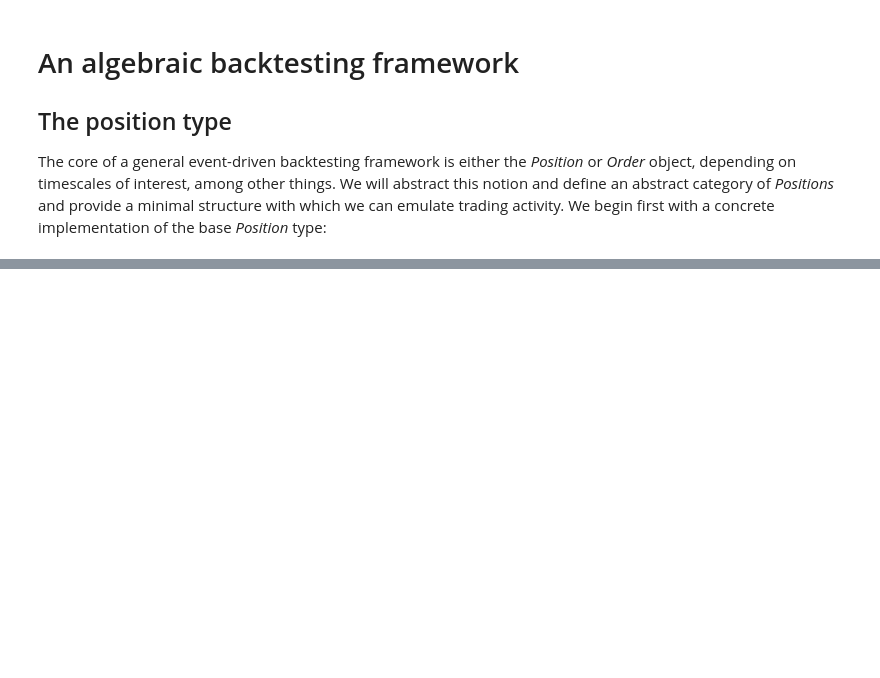
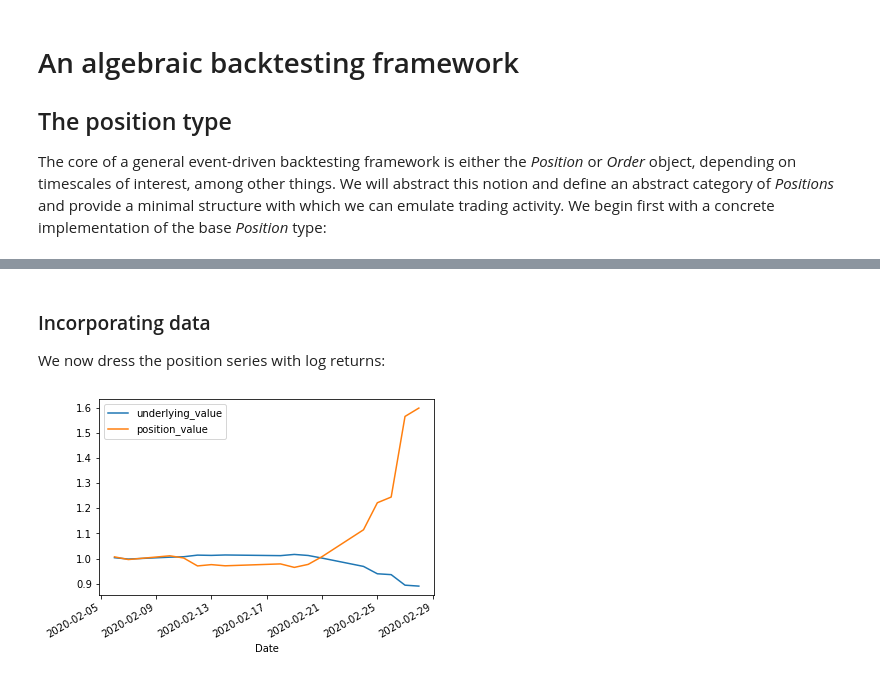
Before and after one commit to borab96/monoid, a Jupyter notebook: monoidal_backtest.ipynb, the cells around one changed output, grey strips where cells are left out. Cells and saved outputs as stored; diff of their text form; code cells hidden in the pictures; blank space fills up the shorter version.

```diff
--- a/monoidal_backtest.ipynb
+++ b/monoidal_backtest.ipynb
@@ -37,0 +146,20 @@ Objects belonging to this dataclass are defined by a symbol and an entry date, a
+# %% [markdown]
+### Incorporating data
+
+We now dress the position series with log returns:
+# %%
+import pandas_datareader.data as web
+hist = web.DataReader("SPY", 'yahoo','2020-02-05', '2020-02-29')
+hist['LogRet'] = np.log(hist['Adj Close']).diff()
+hist['Position'] = series
+hist['CumsumPosition'] = np.cumsum(hist['Position'])
+hist['CumsumPosition'].fillna(inplace=True, method='ffill')
+hist['position_return'] = hist['CumsumPosition'].shift(1) * hist['LogRet']
+hist['position_value'] = hist['position_return'].cumsum().apply(np.exp)
+hist['underlying_value'] = hist['LogRet'].cumsum().apply(np.exp)
+hist.drop(columns=['High', 'Low', 'Open', 'Close', 'Volume'], inplace=True)
+hist[['underlying_value', 'position_value']].plot()
+plt.savefig("sample_strat.png", dpi=400)
+plt.show()
+# %% [output]
+[figure, added]
```
Also changed, not shown: parts of 14 cells of this notebook, 1 other file.
